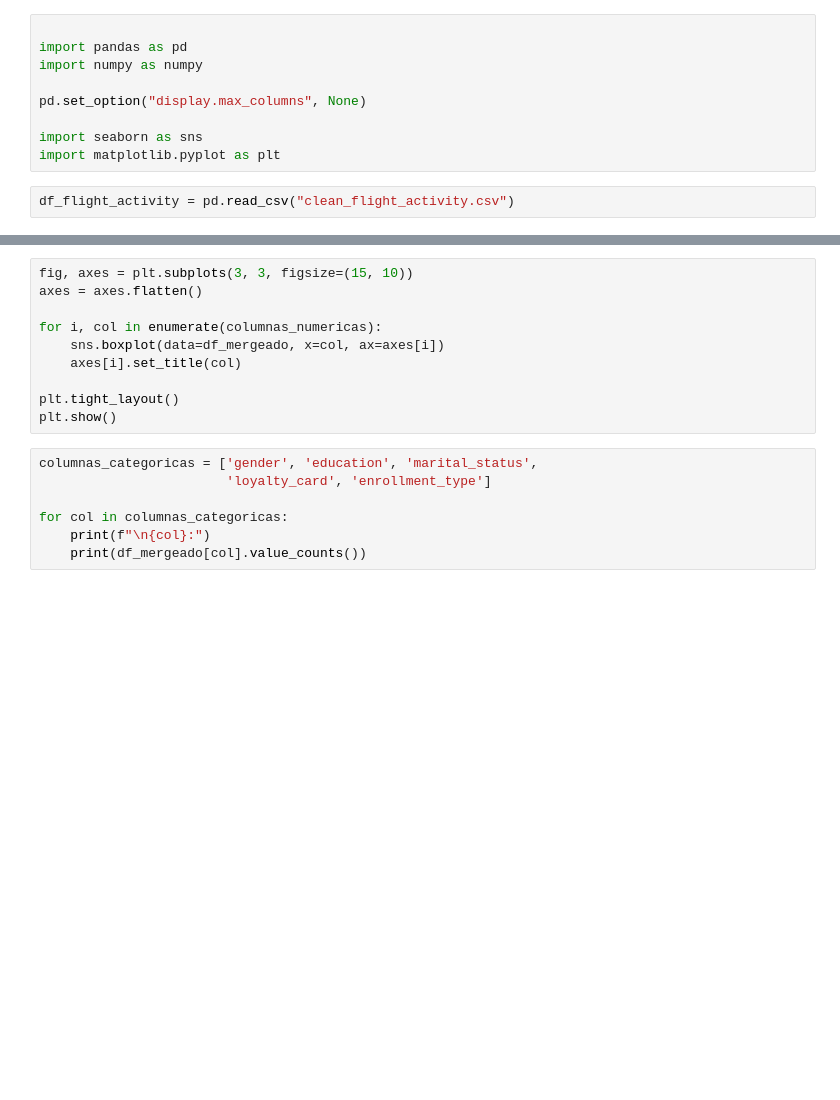
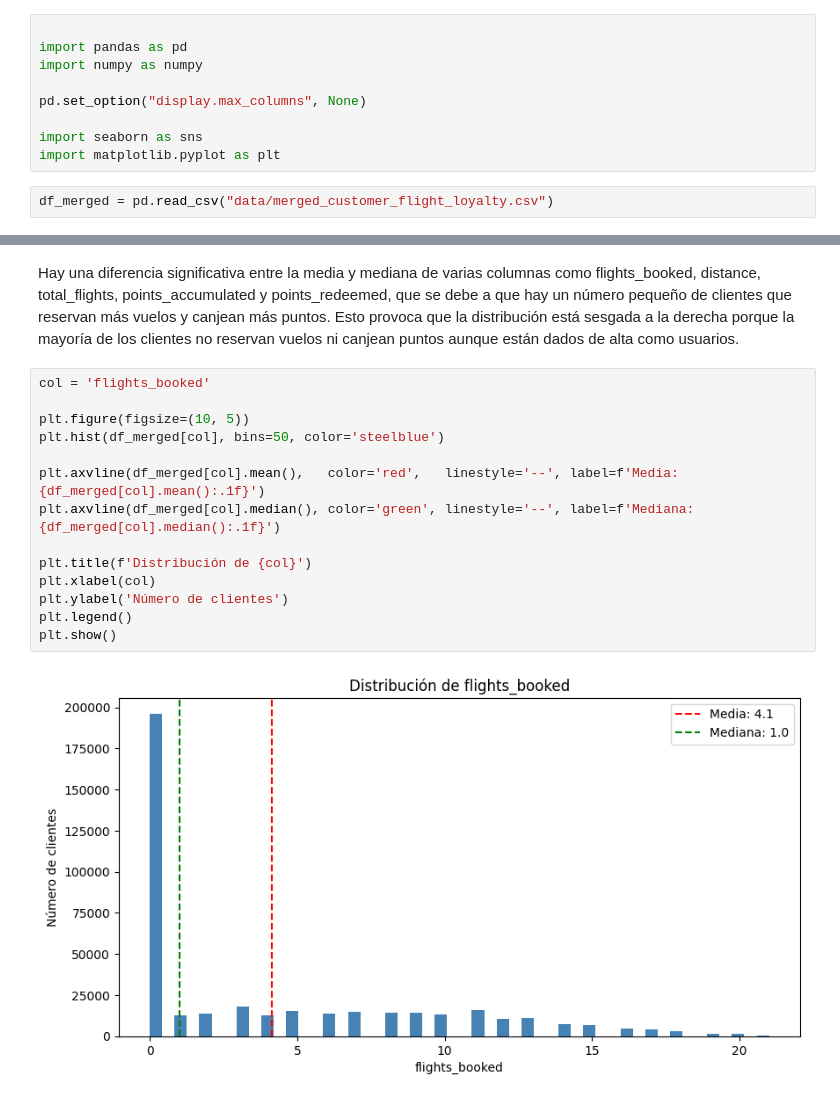
Before and after one commit to Adalab/bda-modulo-3-evaluacion-final-IciarCas, a Jupyter notebook: f2_analisis_cats_nums.ipynb, the cells around one changed output, grey strips where cells are left out. Saved outputs shown, nothing was run; the diff lists cells and outputs as text; blank space fills up the shorter version.

```diff
--- a/f2_analisis_cats_nums.ipynb
+++ b/f2_analisis_cats_nums.ipynb
@@ -12,4 +8,4 @@ pd.set_option("display.max_columns", None)
 import seaborn as sns
 import matplotlib.pyplot as plt
 # %%
-df_flight_activity = pd.read_csv("clean_flight_activity.csv")
+df_merged = pd.read_csv("data/merged_customer_flight_loyalty.csv")
@@ -37,17 +62,18 @@ df_flight_activity[num_columns].describe()
-# %%
-fig, axes = plt.subplots(3, 3, figsize=(15, 10))
-axes = axes.flatten()
-
-for i, col in enumerate(columnas_numericas):
-    sns.boxplot(data=df_mergeado, x=col, ax=axes[i])
-    axes[i].set_title(col)
-
-plt.tight_layout()
-plt.show()
-# %%
-columnas_categoricas = ['gender', 'education', 'marital_status',
-                        'loyalty_card', 'enrollment_type']
-
-for col in columnas_categoricas:
-    print(f"\n{col}:")
-    print(df_mergeado[col].value_counts())
+# %% [markdown]
+Hay una diferencia significativa entre la media y mediana de varias columnas como flights_booked, distance, total_flights, points_accumulated y points_redeemed, que se debe a que hay un número pequeño de clientes que reservan más vuelos y canjean más puntos. Esto provoca que la distribución está sesgada a la derecha porque la mayoría de los clientes no reservan vuelos ni canjean puntos aunque están dados de alta como usuarios.
+# %%
+col = 'flights_booked'
+
+plt.figure(figsize=(10, 5))
+plt.hist(df_merged[col], bins=50, color='steelblue')
+
+plt.axvline(df_merged[col].mean(),   color='red',   linestyle='--', label=f'Media: {df_merged[col].mean():.1f}')
+plt.axvline(df_merged[col].median(), color='green', linestyle='--', label=f'Mediana: {df_merged[col].median():.1f}')
+
+plt.title(f'Distribución de {col}')
+plt.xlabel(col)
+plt.ylabel('Número de clientes')
+plt.legend()
+plt.show()
+# %% [output]
+[figure, added]
```
Also changed, not shown: parts of 18 cells of this notebook, 8 other files.
